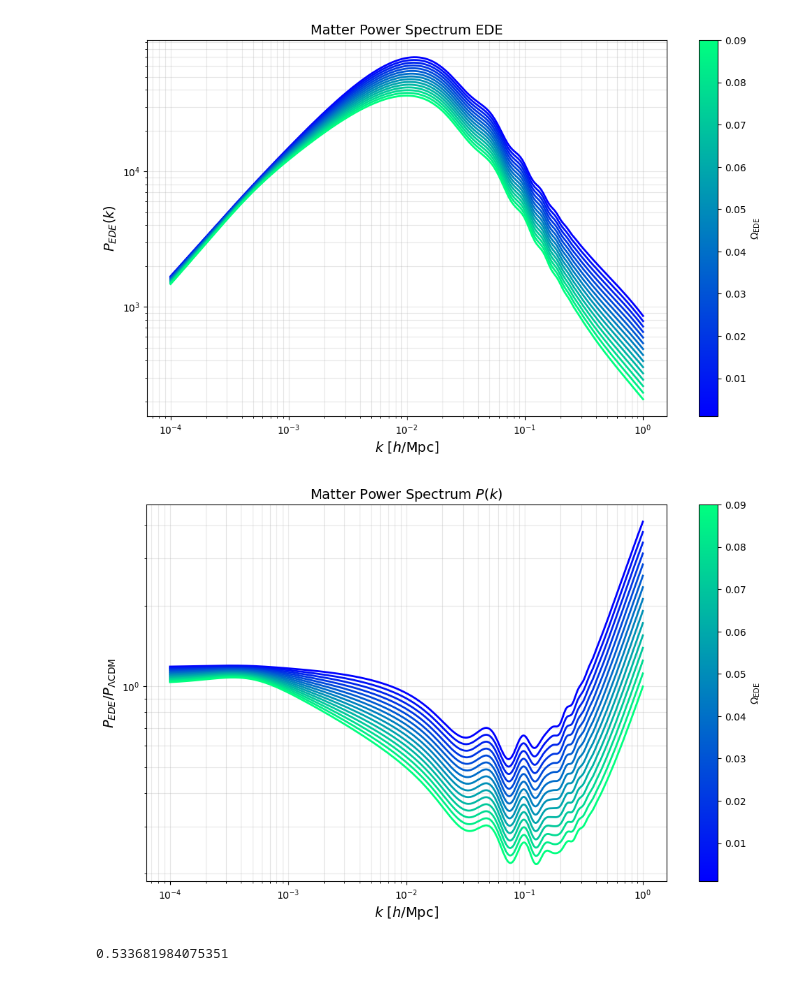
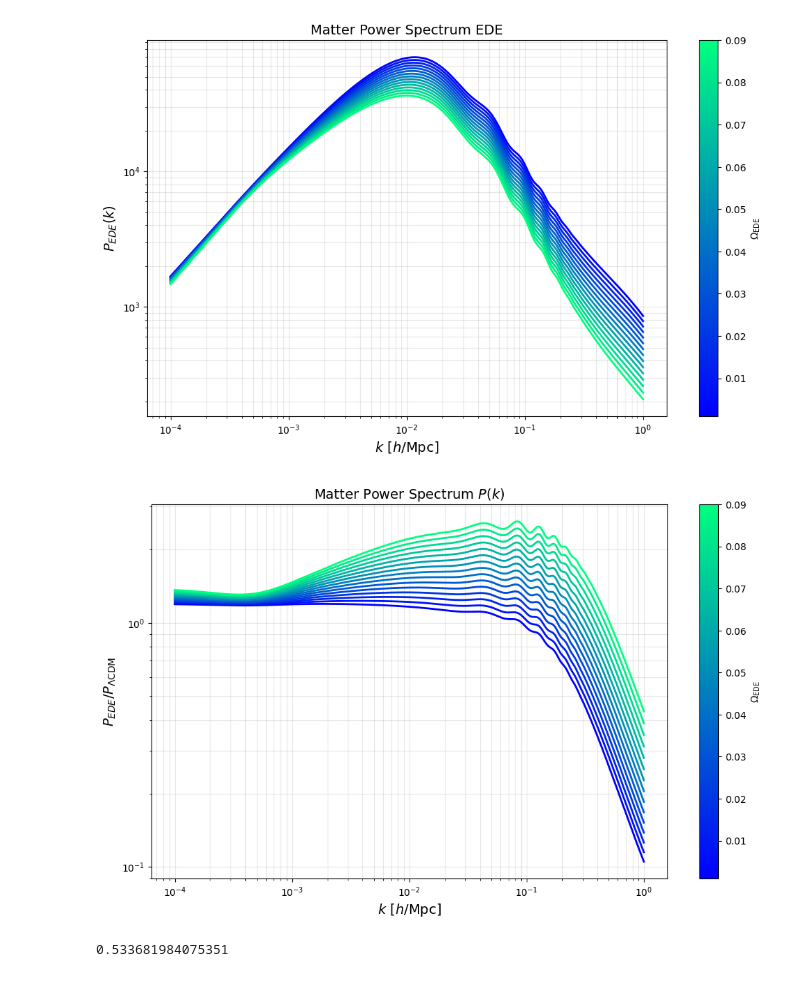
Before and after one commit to mazapataa/EDE, a Jupyter notebook: class_ede/notebooks/EDE_model.ipynb, the cells around one changed output. Cells and saved outputs as stored; diff of their text form; code cells hidden in the pictures.

```diff
--- a/class_ede/notebooks/EDE_model.ipynb
+++ b/class_ede/notebooks/EDE_model.ipynb
@@ -154,9 +154,9 @@ plt.show()
 # %% [output]
 [figure]
 # %%
-z=0
+
 k = np.logspace(-4, 0, 500)
-pk_lcdm = np.array([cosmo_lcdm.pk(ki * h, z) for ki in k])
+pk_lcdm = np.array([cosmo_lcdm.pk(ki, 0) for ki in k])
 # %%
 
 fig, ax = plt.subplots(figsize=(12, 7))
@@ -220,35 +220,35 @@ for i, Omega_ede in enumerate(Omega_ede_values):
         'n_s': 0.9660499,
         'h': h,
         'w0_fld': w0,
         'Omega_EDE': Omega_ede,
         'Omega_Lambda': 0.0,
         'gauge': 'Newtonian',
         'output': 'tCl mPk',
         'P_k_max_1/Mpc': 50.,
         'z_max_pk': 5.0,
         'k_output_values': '0.5',
         'non linear': 'halofit'
     })
      cosmo.compute()
      Pk = np.array([cosmo.pk(ki, 0) for ki in k])
-     ratio_Pk = Pk/pk_lcdm
+     ratio_Pk = pk_lcdm/Pk
      ax.plot(k, ratio_Pk, color=colors[i], lw=2)
 
 ax.set_xlabel(r'$k \,\, [h/\mathrm{Mpc}]$', fontsize=14)
 ax.set_ylabel(r'$P_{EDE}/P_{\Lambda \text{CDM}}$', fontsize=14)
 ax.set_title(r'Matter Power Spectrum $P(k)$' % Omega_ede, fontsize=14)
 #ax.set_ylim(0.5,1.5)
 ax.grid(True, which="both", alpha=0.3)
 
 # Create colorbar
 norm = plt.Normalize(vmin=min(Omega_ede_values), vmax=max(Omega_ede_values))
 sm = plt.cm.ScalarMappable(cmap=cmap, norm=norm)
 sm.set_array([])
 cbar = plt.colorbar(sm, ax=ax, label=r'$\Omega_{\mathrm{EDE}}$')
 
 plt.show()
 # %% [output]
-[figure, old version]
+[figure, new version]
 # %%
 cosmo.sigma8()
 # %% [output]
```
